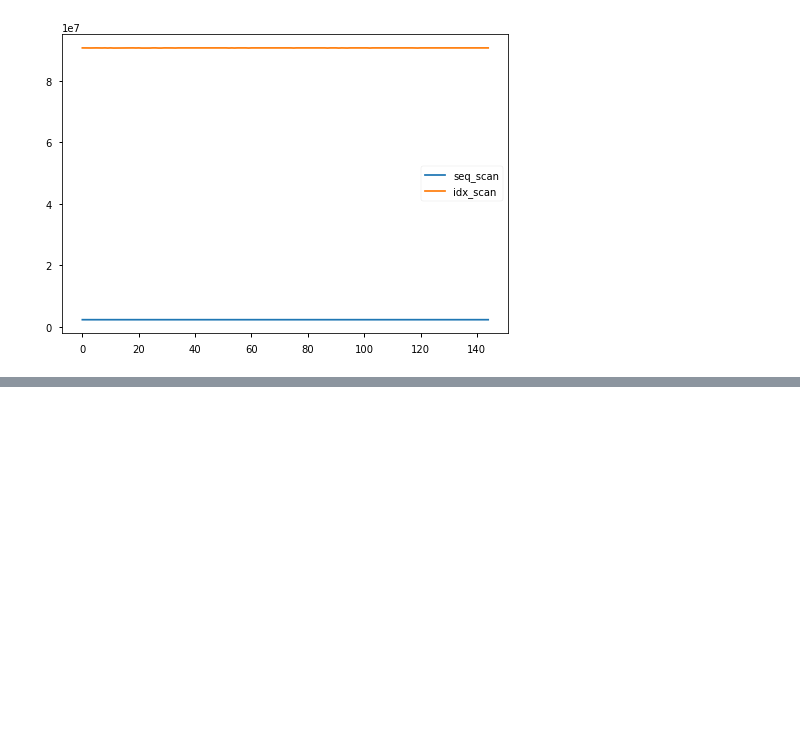
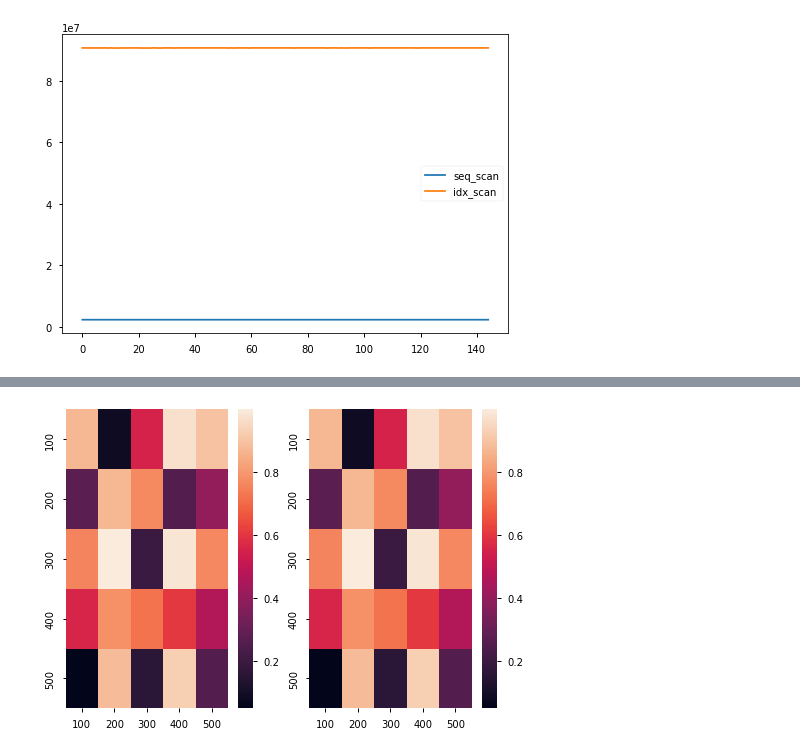
Before and after one commit to allene-ha/EDA_Framework, a Jupyter notebook: pgsql_query.ipynb, the cells around one changed output, grey strips where cells are left out. Saved outputs shown, nothing was run; the diff lists cells and outputs as text; code cells hidden in the pictures; blank space fills up the shorter version.

```diff
--- a/pgsql_query.ipynb
+++ b/pgsql_query.ipynb
@@ -107,0 +182,16 @@ q_("SELECT name, setting, min_val, max_val From pg_settings where pending_restar
+# %%
+result = {}
+result['TPS'] = np.random.random((5,5))
+knob1_val = [100,200,300,400,500]
+
+df = pd.DataFrame(result['TPS'], columns =knob1_val, index = knob1_val)
+
+fig, axes = plt.subplots(ncols=2)
+sns.heatmap(df, ax = axes[0])
+sns.heatmap(df, ax = axes[1])
+
+
+
+plt.show()
+# %% [output]
+[figure, added]
```
Also changed, not shown: parts of 11 cells of this notebook, 3 other files.
